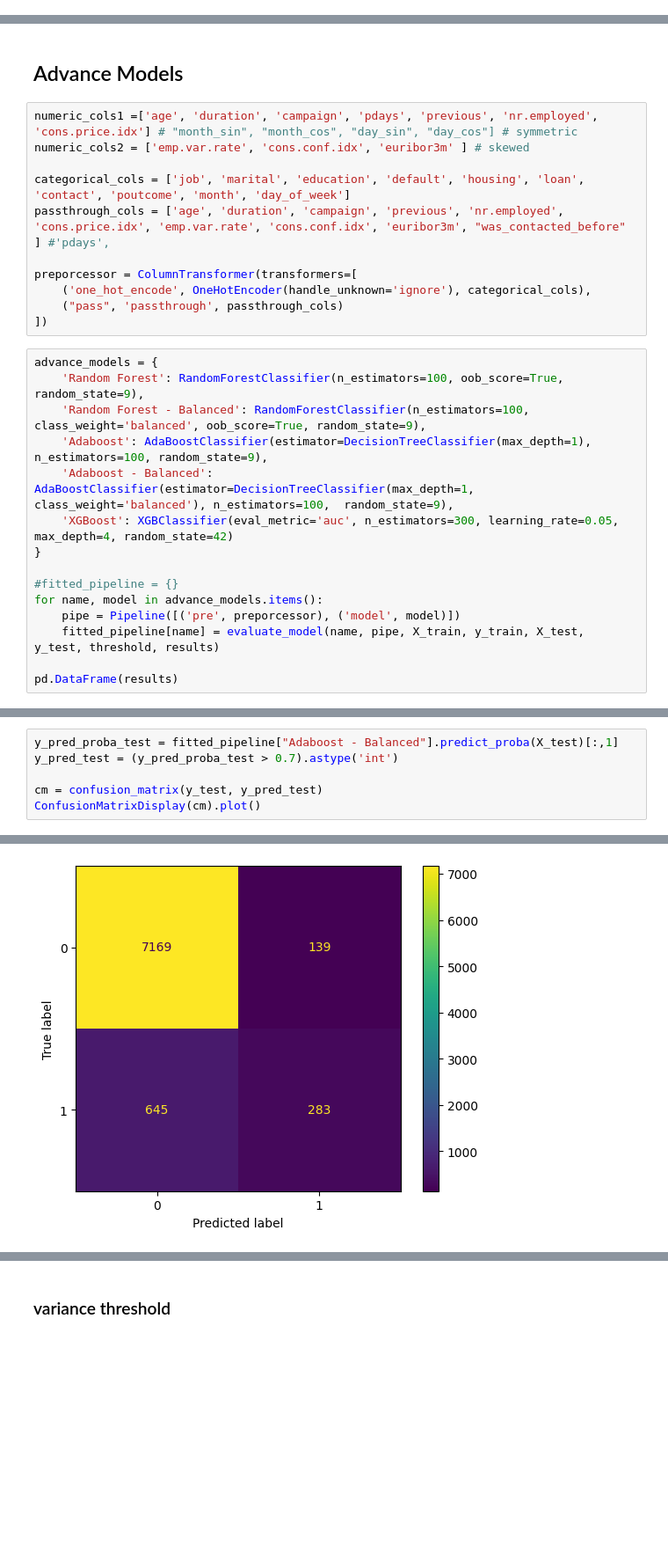
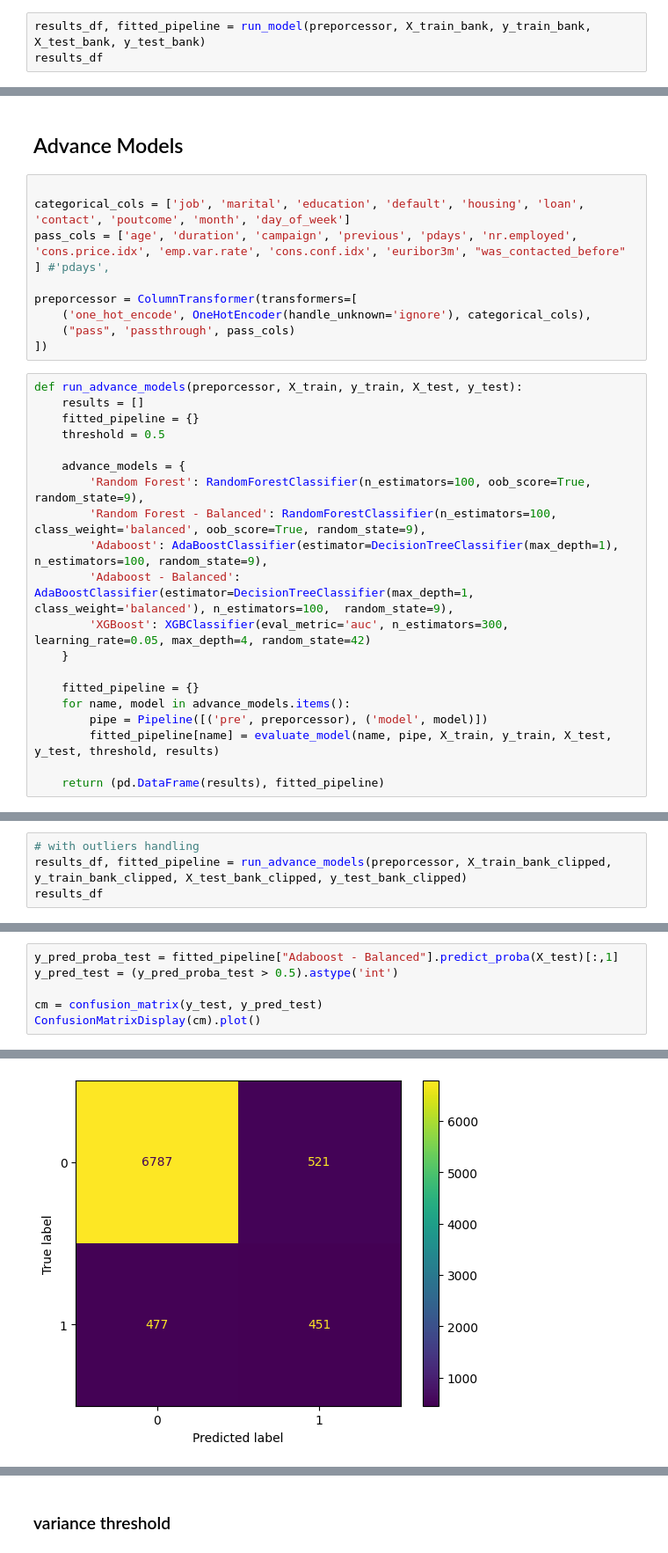
Before and after one commit to Sumanabec/AIML, a Jupyter notebook: bank-marketing-classification/bank-marketing-classification.ipynb, the cells around one changed output, grey strips where cells are left out. Shown at 88% size. Cells and saved outputs as stored; diff of their text form; blank space fills up the shorter version.

```diff
--- a/bank-marketing-classification/bank-marketing-classification.ipynb
+++ b/bank-marketing-classification/bank-marketing-classification.ipynb
@@ -565,0 +572,3 @@ pd.DataFrame(results)
+# %%
+results_df, fitted_pipeline = run_model(preporcessor, X_train_bank, y_train_bank, X_test_bank, y_test_bank)
+results_df
@@ -709,29 +730,32 @@ len(pr_th)
 # %% [markdown]
 ## Advance Models
 # %%
-numeric_cols1 =['age', 'duration', 'campaign', 'pdays', 'previous', 'nr.employed', 'cons.price.idx'] # "month_sin", "month_cos", "day_sin", "day_cos"] # symmetric
-numeric_cols2 = ['emp.var.rate', 'cons.conf.idx', 'euribor3m' ] # skewed
 
 categorical_cols = ['job', 'marital', 'education', 'default', 'housing', 'loan', 'contact', 'poutcome', 'month', 'day_of_week']
-passthrough_cols = ['age', 'duration', 'campaign', 'previous', 'nr.employed', 'cons.price.idx', 'emp.var.rate', 'cons.conf.idx', 'euribor3m', "was_contacted_before" ] #'pdays',
+pass_cols = ['age', 'duration', 'campaign', 'previous', 'pdays', 'nr.employed', 'cons.price.idx', 'emp.var.rate', 'cons.conf.idx', 'euribor3m', "was_contacted_before" ] #'pdays',
 
 preporcessor = ColumnTransformer(transformers=[
     ('one_hot_encode', OneHotEncoder(handle_unknown='ignore'), categorical_cols),
-    ("pass", 'passthrough', passthrough_cols)
+    ("pass", 'passthrough', pass_cols)
 ])
 # %%
-advance_models = {
-    'Random Forest': RandomForestClassifier(n_estimators=100, oob_score=True, random_state=9),
-    'Random Forest - Balanced': RandomForestClassifier(n_estimators=100, class_weight='balanced', oob_score=True, random_state=9),
-    'Adaboost': AdaBoostClassifier(estimator=DecisionTreeClassifier(max_depth=1), n_estimators=100, random_state=9),
-    'Adaboost - Balanced': AdaBoostClassifier(estimator=DecisionTreeClassifier(max_depth=1, class_weight='balanced'), n_estimators=100,  random_state=9),
-    'XGBoost': XGBClassifier(eval_metric='auc', n_estimators=300, learning_rate=0.05, max_depth=4, random_state=42)
-}
+def run_advance_models(preporcessor, X_train, y_train, X_test, y_test):
+    results = []
+    fitted_pipeline = {}
+    threshold = 0.5
 
-#fitted_pipeline = {}
-for name, model in advance_models.items():
-    pipe = Pipeline([('pre', preporcessor), ('model', model)])
-    fitted_pipeline[name] = evaluate_model(name, pipe, X_train, y_train, X_test, y_test, threshold, results)
+    advance_models = {
+        'Random Forest': RandomForestClassifier(n_estimators=100, oob_score=True, random_state=9),
+        'Random Forest - Balanced': RandomForestClassifier(n_estimators=100, class_weight='balanced', oob_score=True, random_state=9),
+        'Adaboost': AdaBoostClassifier(estimator=DecisionTreeClassifier(max_depth=1), n_estimators=100, random_state=9),
+        'Adaboost - Balanced': AdaBoostClassifier(estimator=DecisionTreeClassifier(max_depth=1, class_weight='balanced'), n_estimators=100,  random_state=9),
+        'XGBoost': XGBClassifier(eval_metric='auc', n_estimators=300, learning_rate=0.05, max_depth=4, random_state=42)
+    }
 
-pd.DataFrame(results)
+    fitted_pipeline = {}
+    for name, model in advance_models.items():
+        pipe = Pipeline([('pre', preporcessor), ('model', model)])
+        fitted_pipeline[name] = evaluate_model(name, pipe, X_train, y_train, X_test, y_test, threshold, results)
+
+    return (pd.DataFrame(results), fitted_pipeline)
 # %% [output]
@@ -753,0 +771,4 @@ pd.DataFrame(results)
+# %%
+# with outliers handling
+results_df, fitted_pipeline = run_advance_models(preporcessor, X_train_bank_clipped, y_train_bank_clipped, X_test_bank_clipped, y_test_bank_clipped)
+results_df
@@ -754,9 +782,9 @@ pd.DataFrame(results)
 # %%
 y_pred_proba_test = fitted_pipeline["Adaboost - Balanced"].predict_proba(X_test)[:,1]
-y_pred_test = (y_pred_proba_test > 0.7).astype('int')
+y_pred_test = (y_pred_proba_test > 0.5).astype('int')
 
 cm = confusion_matrix(y_test, y_pred_test)
 ConfusionMatrixDisplay(cm).plot()
 # %% [output]
 <sklearn.metrics._plot.confusion_matrix.ConfusionMatrixDisplay at 0x...>
-[figure, old version]
+[figure, new version]
```
Also changed, not shown: parts of 66 cells of this notebook.
